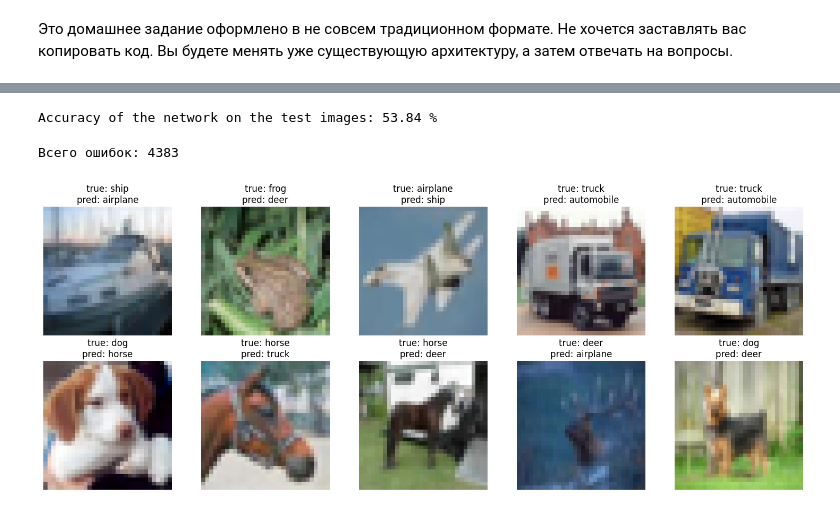
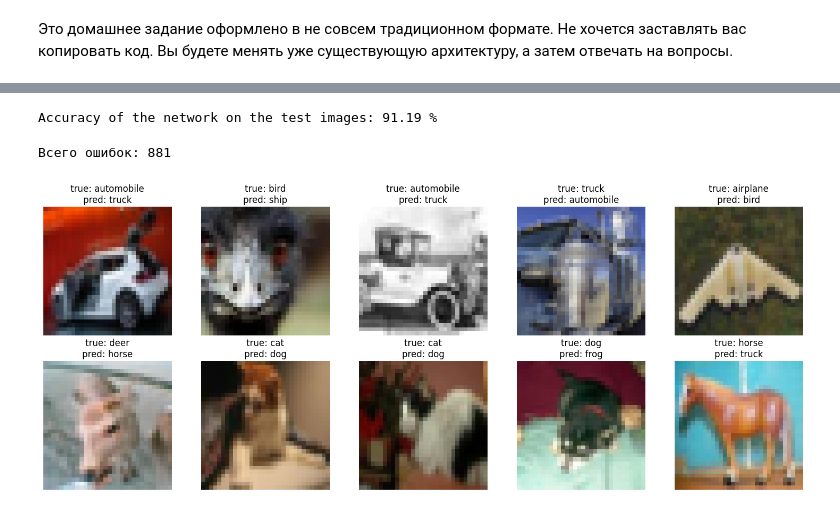
Before and after one commit to crazair/ML_Course, a Jupyter notebook: Lecture5_IntroDL_CV/PT_DL_HT.ipynb, the cells around one changed output, grey strips where cells are left out. Drawn from its saved outputs; the diff is of its cells as text; code cells hidden in the pictures.

```diff
--- a/Lecture5_IntroDL_CV/PT_DL_HT.ipynb
+++ b/Lecture5_IntroDL_CV/PT_DL_HT.ipynb
@@ -79,10 +90,10 @@ seed()
 # %%
 # Check Device configuration
 device = torch.device('cuda' if torch.cuda.is_available() else 'cpu')
+print(device)
 
-# Define Hyper-parameters
-input_size = 3072
+# Hyper-parameters
 num_classes = 10
-num_epochs = 10 #1. Увеличим число эпох
-batch_size = 32
-learning_rate = 0.0005 #2. Уменьшаем learning_rate с 0.001
+num_epochs = 30
+batch_size = 128
+learning_rate = 0.001
@@ -152,7 +227,8 @@ NeuralNet(
   )
 )
 # %%
-# Loss and optimizer
+# Loss, optimizer, scheduler
 criterion = nn.CrossEntropyLoss()
-optimizer = torch.optim.Adam(model.parameters(), lr=learning_rate)
+optimizer = torch.optim.AdamW(model.parameters(), lr=learning_rate, weight_decay=1e-4)
+scheduler = torch.optim.lr_scheduler.CosineAnnealingLR(optimizer, T_max=num_epochs)
 # %%
@@ -210,16 +322,15 @@ plt.plot(loss_log)
 # %%
-seed()
-
-# Test the model
-# In the test phase, don't need to compute gradients (for memory efficiency)
+# Final test accuracy
+model.eval()
 with torch.no_grad():
     correct = 0
     total = 0
     for images, labels in test_loader:
-        images = images.reshape(-1, 32*32*3).to(device)
+        images = images.to(device)
         labels = labels.to(device)
+
         outputs = model(images)
-        _, predicted = torch.max(outputs.data, 1)
+        _, predicted = torch.max(outputs, 1)
         total += labels.size(0)
         correct += (predicted == labels).sum().item()
 
@@ -228,10 +339,8 @@ with torch.no_grad():
 # Save the model checkpoint
 torch.save(model.state_dict(), 'model.ckpt')
 # %% [output]
-Accuracy of the network on the test images: 53.84 %
+Accuracy of the network on the test images: 91.19 %
 # %%
-import matplotlib.pyplot as plt
-
 # Названия классов CIFAR-10
 classes = test_dataset.classes
 
@@ -243,41 +352,46 @@ wrong_preds = []
 model.eval()
 with torch.no_grad():
     for images, labels in test_loader:
-        images_for_model = images.reshape(-1, 32 * 32 * 3).to(device)
+        images_for_model = images.to(device)
         labels = labels.to(device)
 
         outputs = model(images_for_model)
         _, predicted = torch.max(outputs, 1)
 
         wrong_mask = predicted != labels
 
         if wrong_mask.any():
             wrong_images.extend(images[wrong_mask.cpu()])
             wrong_labels.extend(labels[wrong_mask].cpu())
             wrong_preds.extend(predicted[wrong_mask].cpu())
 
 # Сколько показать
 num_to_show = 10
 
 print(f'Всего ошибок: {len(wrong_images)}')
 
 plt.figure(figsize=(15, 6))
 for i in range(min(num_to_show, len(wrong_images))):
     img = wrong_images[i]
 
-    # denormalize: из [-1, 1] обратно примерно в [0, 1]
-    img = img * 0.5 + 0.5
+    # denormalize для CIFAR-10 normalization
+    mean = torch.tensor([0.4914, 0.4822, 0.4465]).view(3, 1, 1)
+    std = torch.tensor([0.2470, 0.2435, 0.2616]).view(3, 1, 1)
+    img = img * std + mean
+
+    # ограничим значения в [0, 1]
+    img = torch.clamp(img, 0, 1)
 
     # [C, H, W] -> [H, W, C]
     img = img.permute(1, 2, 0).numpy()
 
     plt.subplot(2, 5, i + 1)
     plt.imshow(img)
     plt.title(f"true: {classes[wrong_labels[i]]}\npred: {classes[wrong_preds[i]]}")
     plt.axis('off')
 
 plt.tight_layout()
 plt.show()
 # %% [output]
-Всего ошибок: 4383
+Всего ошибок: 881
-[figure, old version]
+[figure, new version]
```
Also changed, not shown: parts of 11 cells of this notebook.
